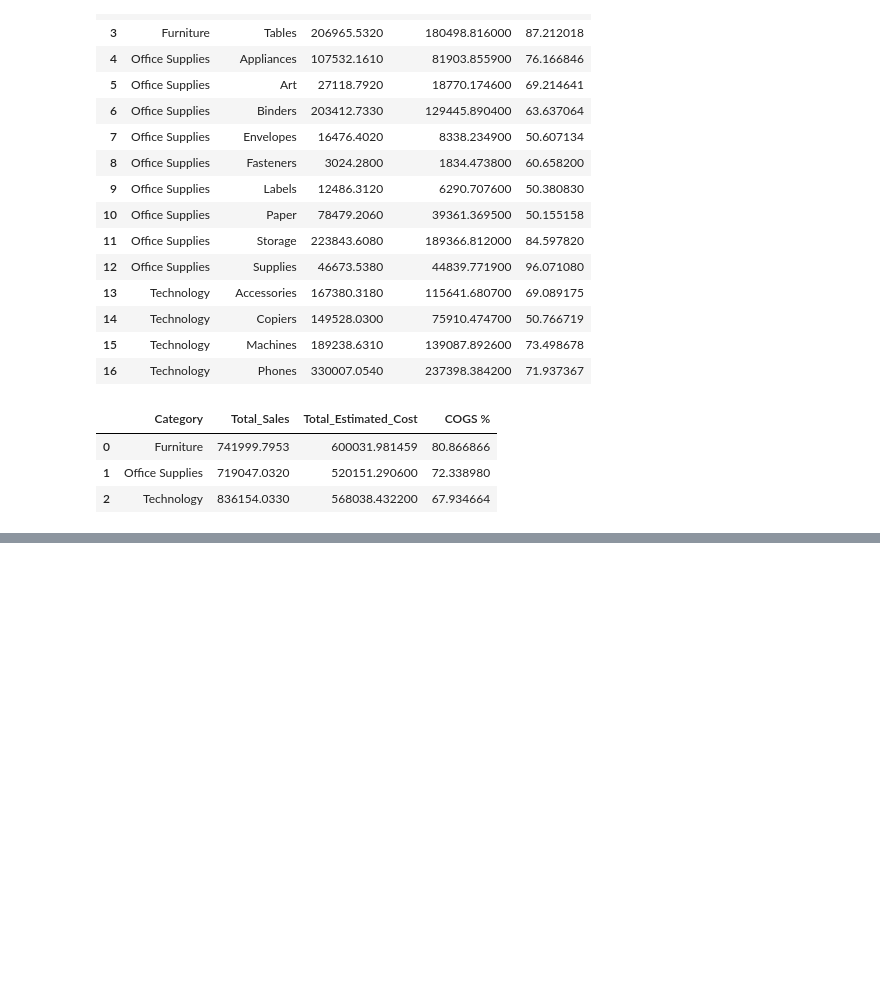
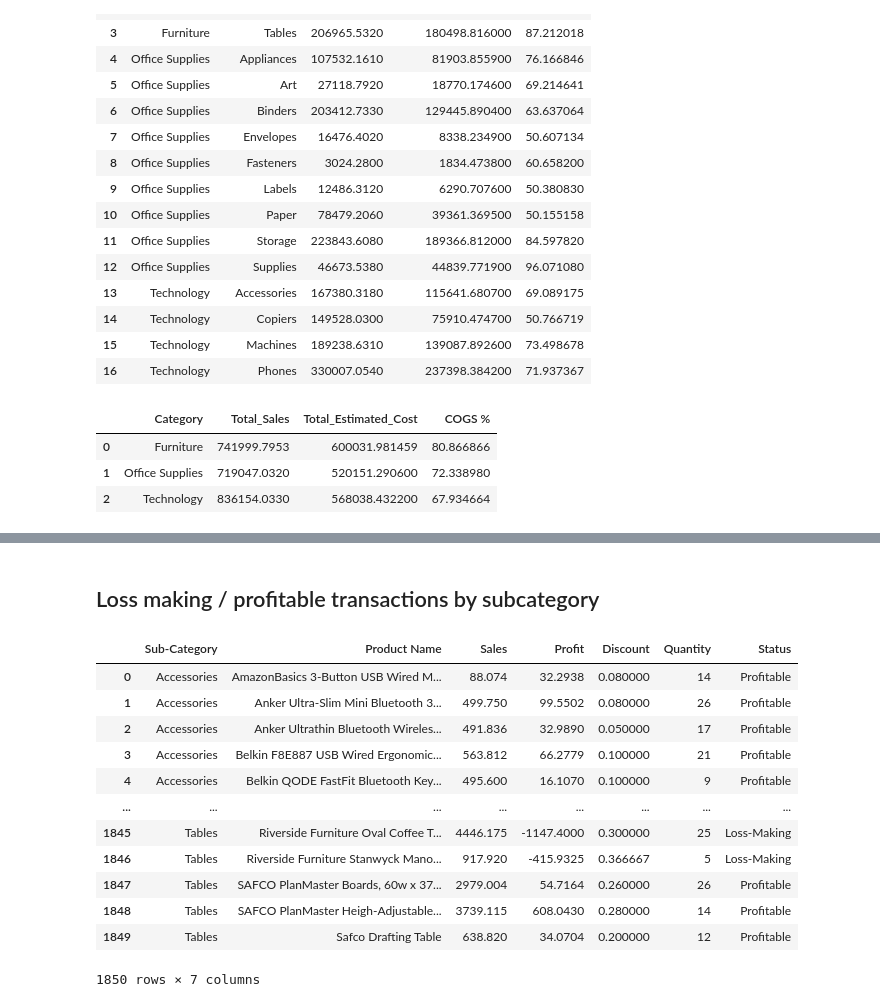
Before and after one commit to pabs-llama/projects, a Jupyter notebook: project_5_ecommerce/updated_superstore.ipynb, the cells around one changed output, grey strips where cells are left out. Drawn from its saved outputs; the diff is of its cells as text; code cells hidden in the pictures; blank space fills up the shorter version.

```diff
--- a/project_5_ecommerce/updated_superstore.ipynb
+++ b/project_5_ecommerce/updated_superstore.ipynb
@@ -408,0 +379,21 @@ cogs_percentage_df_category
+# %%
+# Calculate original total revenue
+original_revenue = superstore_df["Sales"].sum()
+
+# Calculate projected total revenue after adjustments
+superstore_df["Projected Sales"] = superstore_df["Adjusted Sale Price p/unit"] * superstore_df["Quantity"]
+projected_revenue = superstore_df["Projected Sales"].sum()
+
+# Calculate the percentage change in revenue
+revenue_change_percentage = ((projected_revenue - original_revenue) / original_revenue) * 100
+
+# Calculate total profit change
+original_total_profit = superstore_df["Profit"].sum()
+projected_total_profit = superstore_df["Projected total profit"].sum()
+profit_change_percentage = ((projected_total_profit - original_total_profit) / original_total_profit) * 100
+
+# Create a summary of the revenue and profit impact
+revenue_impact_summary = pd.DataFrame({
+    "Metric": ["Original Revenue", "Projected Revenue", "Revenue Change (%)", "Original Total Profit", "Projected Total Profit", "Profit Change (%)"],
+    "Value": [original_revenue, projected_revenue, revenue_change_percentage, original_total_profit, projected_total_profit, profit_change_percentage]
+})
@@ -408,0 +553,2 @@ cogs_percentage_df_category
+# %% [markdown]
+## Loss making / profitable transactions by subcategory
@@ -408,0 +577,16 @@ cogs_percentage_df_category
+# %%
+product_profitability
+# %% [output]
+|  | Sub-Category | Product Name | Sales | Profit | Discount | Quantity | Status |
+| 0 | Accessories | AmazonBasics 3-Button USB Wired M... | 88.074 | 32.2938 | 0.080000 | 14 | Profitable |
+| 1 | Accessories | Anker Ultra-Slim Mini Bluetooth 3... | 499.750 | 99.5502 | 0.080000 | 26 | Profitable |
+| 2 | Accessories | Anker Ultrathin Bluetooth Wireles... | 491.836 | 32.9890 | 0.050000 | 17 | Profitable |
+| 3 | Accessories | Belkin F8E887 USB Wired Ergonomic... | 563.812 | 66.2779 | 0.100000 | 21 | Profitable |
+| 4 | Accessories | Belkin QODE FastFit Bluetooth Key... | 495.600 | 16.1070 | 0.100000 | 9 | Profitable |
+| ... | ... | ... | ... | ... | ... | ... | ... |
+| 1845 | Tables | Riverside Furniture Oval Coffee T... | 4446.175 | -1147.4000 | 0.300000 | 25 | Loss-Making |
+| 1846 | Tables | Riverside Furniture Stanwyck Mano... | 917.920 | -415.9325 | 0.366667 | 5 | Loss-Making |
+| 1847 | Tables | SAFCO PlanMaster Boards, 60w x 37... | 2979.004 | 54.7164 | 0.260000 | 26 | Profitable |
+| 1848 | Tables | SAFCO PlanMaster Heigh-Adjustable... | 3739.115 | 608.0430 | 0.280000 | 14 | Profitable |
+| 1849 | Tables | Safco Drafting Table | 638.820 | 34.0704 | 0.200000 | 12 | Profitable |
+1850 rows × 7 columns
```
Also changed, not shown: parts of 25 cells of this notebook, 4 other files.
